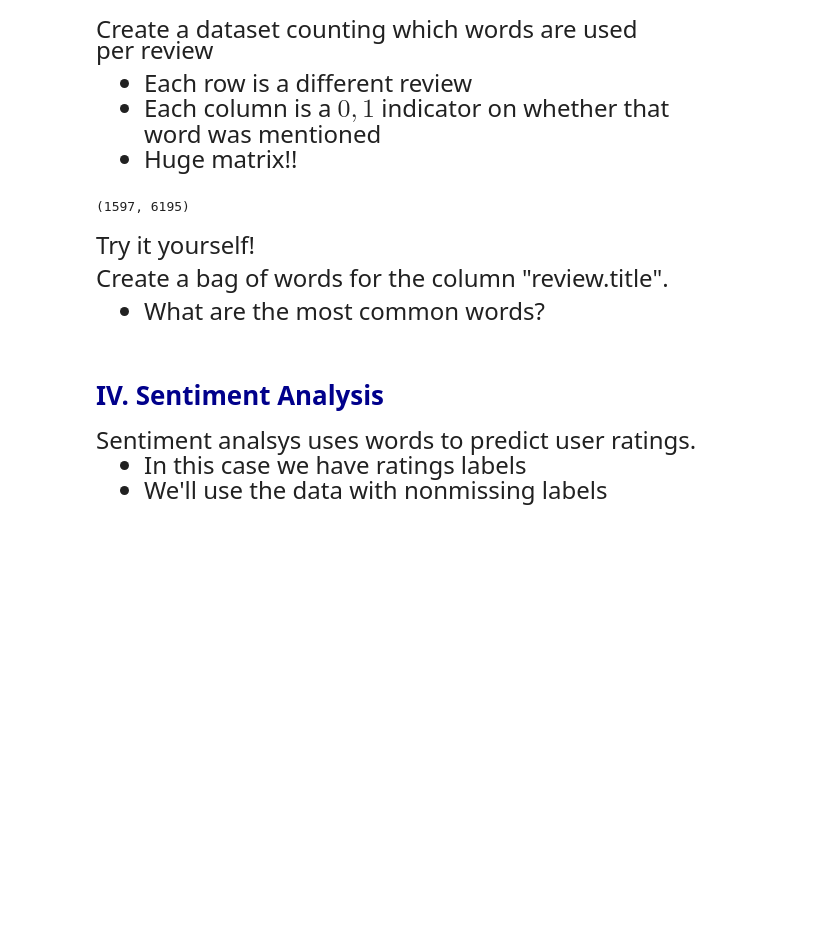
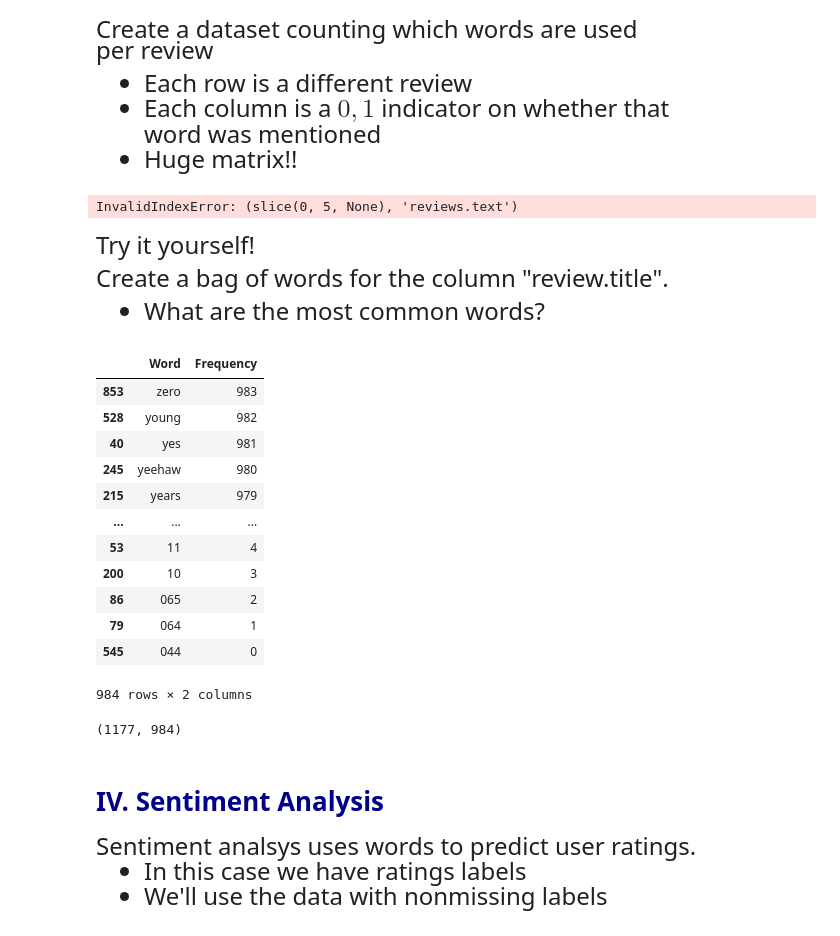
Before and after one commit to lornalyu/qtm531spring2024, a Jupyter notebook: Lecture 20/Lecture 20.ipynb, the cells around one changed output. Cells and saved outputs as stored; diff of their text form; code cells hidden in the pictures; blank space fills up the shorter version.

```diff
--- a/Lecture 20/Lecture 20.ipynb
+++ b/Lecture 20/Lecture 20.ipynb
@@ -188,14 +212,24 @@ per review
 - Each column is a ${0,1}$ indicator on whether that <br>
 word was mentioned
 - Huge matrix!!
-# %%
-# Create X matrix
-X = word_model.transform(reviews)
-
-# Check dimension of X matrix
-np.shape(X)
-# %% [output]
-(1597, 6195)
+# %%
+# Create X matrix
+X = word_model.transform(reviews)
+
+# Check dimension of X matrix
+np.shape(X)
+
+# Let's take a look at the first 5 rows and 100 columns
+Xtilde = X[0:5,0:100].todense()
+
+
+
+# Append review column to Xtilde
+Xtilde = np.append(Xtilde,data[0:5,"reviews.text"],axis=1)
+
+#Xtilde = np.append(Xtilde,data[0:5,"reviews.text"],axis=1)
+# %% [output]
+InvalidIndexError: (slice(0, 5, None), 'reviews.text')
 # %% [markdown]
 <font size = "5">
 
@@ -209,3 +241,48 @@ Create a bag of words for the column "review.title".
+# %%
+# Write your own code
+
+# Delete NA values for review.title
+data_nonmissing = data_nonmissing[data_nonmissing["reviews.title"].notnull()]
+
+# Extract reviews.title
+reviews_title = data_nonmissing["reviews.title"]
+
+# Create a count vectorizer
+word_model_title = CountVectorizer(min_df=1,
+                       stop_words=custom_stop_words)
+word_model_title.fit(reviews_title)
+
+# Extract words in vocabulary and frequency
+vocabulary_title = word_model_title.vocabulary_
+
+# Convert to dataframew
+frequency_words_title  = pd.DataFrame(vocabulary_title.items(),
+                                columns=['Word', 'Frequency'])
+
+# Display sorted dataset
+frequency_words_title.sort_values(by = "Frequency",ascending=False)
+# %% [output]
+|  | Word | Frequency |
+| 853 | zero | 983 |
+| 528 | young | 982 |
+| 40 | yes | 981 |
+| 245 | yeehaw | 980 |
+| 215 | years | 979 |
+| ... | ... | ... |
+| 53 | 11 | 4 |
+| 200 | 10 | 3 |
+| 86 | 065 | 2 |
+| 79 | 064 | 1 |
+| 545 | 044 | 0 |
+984 rows × 2 columns
+# %%
+# Create X matrix
+X_title = word_model_title.transform(reviews_title)
+
+# Check dimension of X matrix
+np.shape(X_title)
+# %% [output]
+(1177, 984)
 # %% [markdown]
 # <span style="color:darkblue"> IV. Sentiment Analysis </span>
 
```
Also changed, not shown: parts of 16 cells of this notebook, 1 other file.
